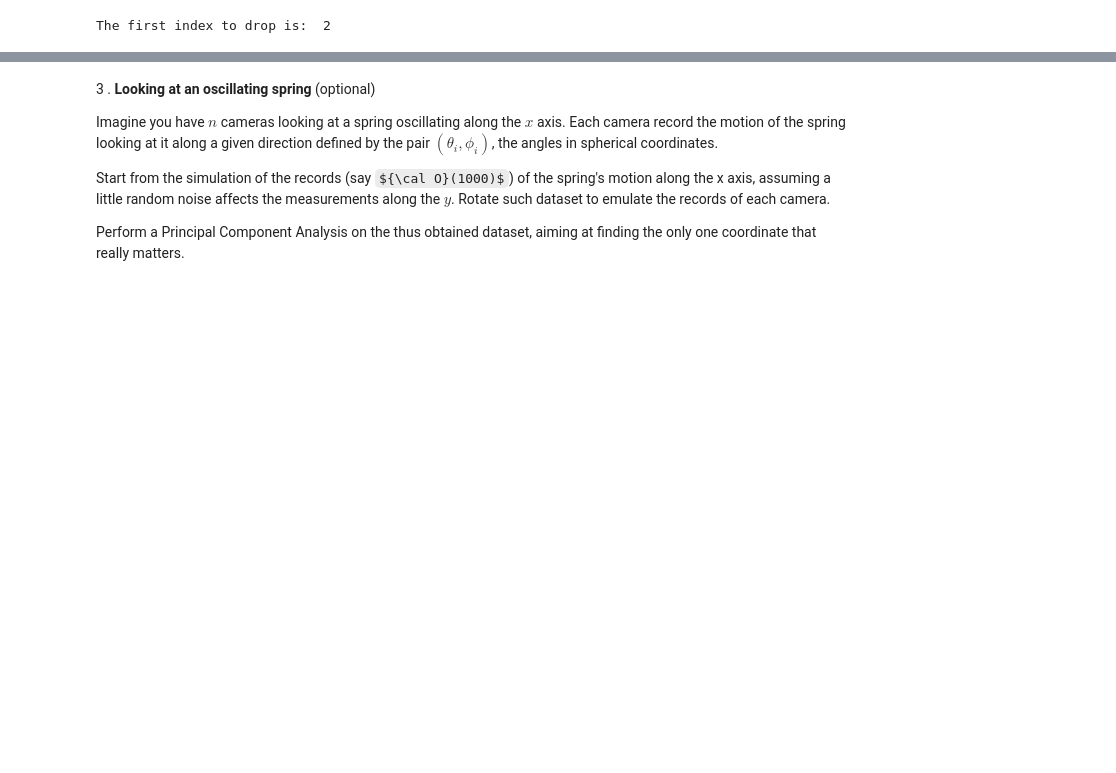
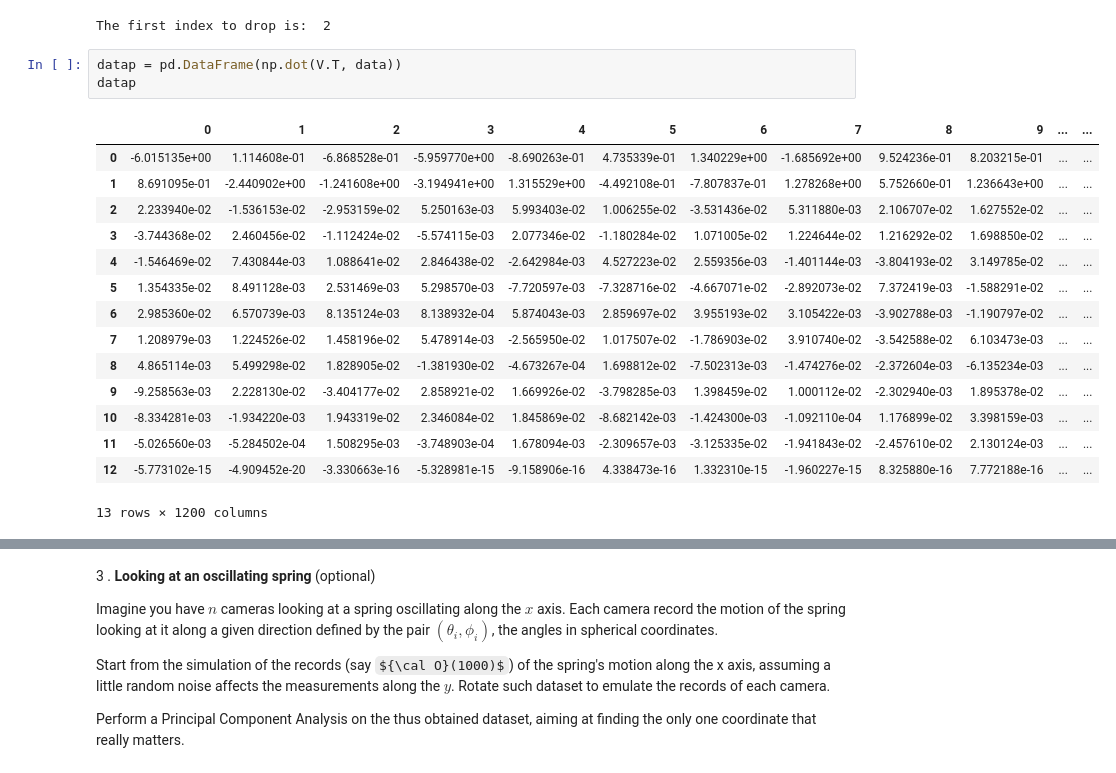
Before and after one commit to tommasoamico/LaboratoryOfComputationalPhysics_Y4, a Jupyter notebook: 07ex_LinearAlgebra.ipynb, the cells around one changed output, grey strips where cells are left out. Cells and saved outputs as stored; diff of their text form; some formulas as TeX source; blank space fills up the shorter version.

```diff
--- a/07ex_LinearAlgebra.ipynb
+++ b/07ex_LinearAlgebra.ipynb
@@ -265,3 +262,22 @@ print('The first index to drop is: ', first_to_drop)
 # of the variability are the first two
 # %% [output]
 The first index to drop is:  2
+# %%
+datap = pd.DataFrame(np.dot(V.T, data))
+datap
+# %% [output]
+|  | 0 | 1 | 2 | 3 | 4 | 5 | 6 | 7 | 8 | 9 | ... | ... |
+| 0 | -6.015135e+00 | 1.114608e-01 | -6.868528e-01 | -5.959770e+00 | -8.690263e-01 | 4.735339e-01 | 1.340229e+00 | -1.685692e+00 | 9.524236e-01 | 8.203215e-01 | ... | ... |
+| 1 | 8.691095e-01 | -2.440902e+00 | -1.241608e+00 | -3.194941e+00 | 1.315529e+00 | -4.492108e-01 | -7.807837e-01 | 1.278268e+00 | 5.752660e-01 | 1.236643e+00 | ... | ... |
+| 2 | 2.233940e-02 | -1.536153e-02 | -2.953159e-02 | 5.250163e-03 | 5.993403e-02 | 1.006255e-02 | -3.531436e-02 | 5.311880e-03 | 2.106707e-02 | 1.627552e-02 | ... | ... |
+| 3 | -3.744368e-02 | 2.460456e-02 | -1.112424e-02 | -5.574115e-03 | 2.077346e-02 | -1.180284e-02 | 1.071005e-02 | 1.224644e-02 | 1.216292e-02 | 1.698850e-02 | ... | ... |
+| 4 | -1.546469e-02 | 7.430844e-03 | 1.088641e-02 | 2.846438e-02 | -2.642984e-03 | 4.527223e-02 | 2.559356e-03 | -1.401144e-03 | -3.804193e-02 | 3.149785e-02 | ... | ... |
+| 5 | 1.354335e-02 | 8.491128e-03 | 2.531469e-03 | 5.298570e-03 | -7.720597e-03 | -7.328716e-02 | -4.667071e-02 | -2.892073e-02 | 7.372419e-03 | -1.588291e-02 | ... | ... |
+| 6 | 2.985360e-02 | 6.570739e-03 | 8.135124e-03 | 8.138932e-04 | 5.874043e-03 | 2.859697e-02 | 3.955193e-02 | 3.105422e-03 | -3.902788e-03 | -1.190797e-02 | ... | ... |
+| 7 | 1.208979e-03 | 1.224526e-02 | 1.458196e-02 | 5.478914e-03 | -2.565950e-02 | 1.017507e-02 | -1.786903e-02 | 3.910740e-02 | -3.542588e-02 | 6.103473e-03 | ... | ... |
+| 8 | 4.865114e-03 | 5.499298e-02 | 1.828905e-02 | -1.381930e-02 | -4.673267e-04 | 1.698812e-02 | -7.502313e-03 | -1.474276e-02 | -2.372604e-03 | -6.135234e-03 | ... | ... |
+| 9 | -9.258563e-03 | 2.228130e-02 | -3.404177e-02 | 2.858921e-02 | 1.669926e-02 | -3.798285e-03 | 1.398459e-02 | 1.000112e-02 | -2.302940e-03 | 1.895378e-02 | ... | ... |
+| 10 | -8.334281e-03 | -1.934220e-03 | 1.943319e-02 | 2.346084e-02 | 1.845869e-02 | -8.682142e-03 | -1.424300e-03 | -1.092110e-04 | 1.176899e-02 | 3.398159e-03 | ... | ... |
+| 11 | -5.026560e-03 | -5.284502e-04 | 1.508295e-03 | -3.748903e-04 | 1.678094e-03 | -2.309657e-03 | -3.125335e-02 | -1.941843e-02 | -2.457610e-02 | 2.130124e-03 | ... | ... |
+| 12 | -5.773102e-15 | -4.909452e-20 | -3.330663e-16 | -5.328981e-15 | -9.158906e-16 | 4.338473e-16 | 1.332310e-15 | -1.960227e-15 | 8.325880e-16 | 7.772188e-16 | ... | ... |
+13 rows × 1200 columns
```
Also changed, not shown: parts of 14 cells of this notebook.
